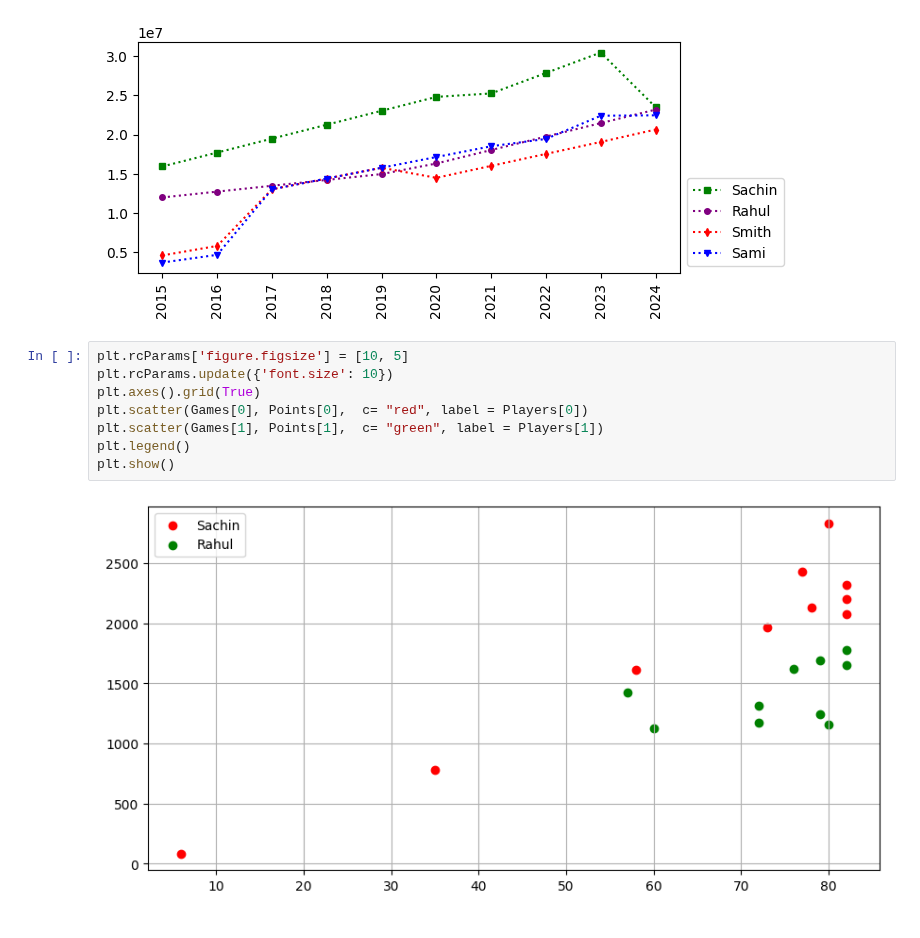
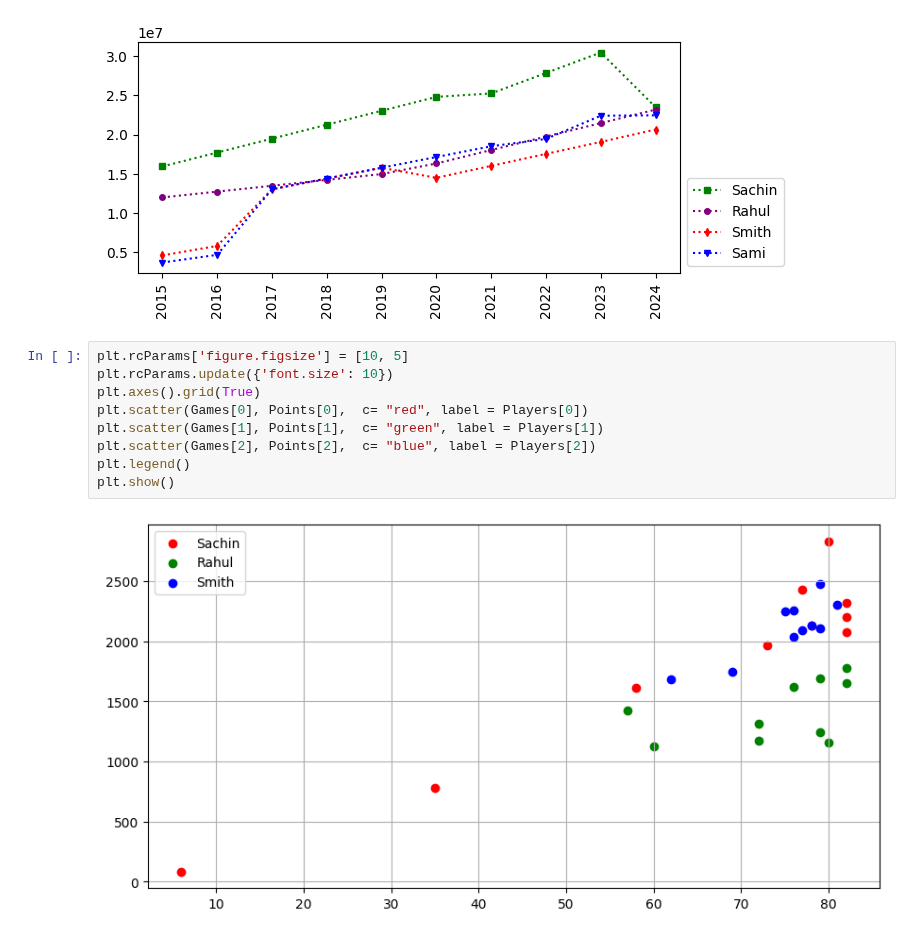
Before and after one commit to corpsedust/NareshIT, a Jupyter notebook: DailyClassroomNotes/6th-7th Feb.ipynb, the cells around one changed output. Drawn from its saved outputs; the diff is of its cells as text.

```diff
--- a/DailyClassroomNotes/6th-7th Feb.ipynb
+++ b/DailyClassroomNotes/6th-7th Feb.ipynb
@@ -399,10 +399,11 @@ plt.legend(loc = "lower left", bbox_to_anchor = (1,0))
 # %%
 plt.rcParams['figure.figsize'] = [10, 5]
 plt.rcParams.update({'font.size': 10})
 plt.axes().grid(True)
 plt.scatter(Games[0], Points[0],  c= "red", label = Players[0])
 plt.scatter(Games[1], Points[1],  c= "green", label = Players[1])
+plt.scatter(Games[2], Points[2],  c= "blue", label = Players[2])
 plt.legend()
 plt.show()
 # %% [output]
-[figure, old version]
+[figure, new version]
```
Also changed, not shown: 2 other files.
